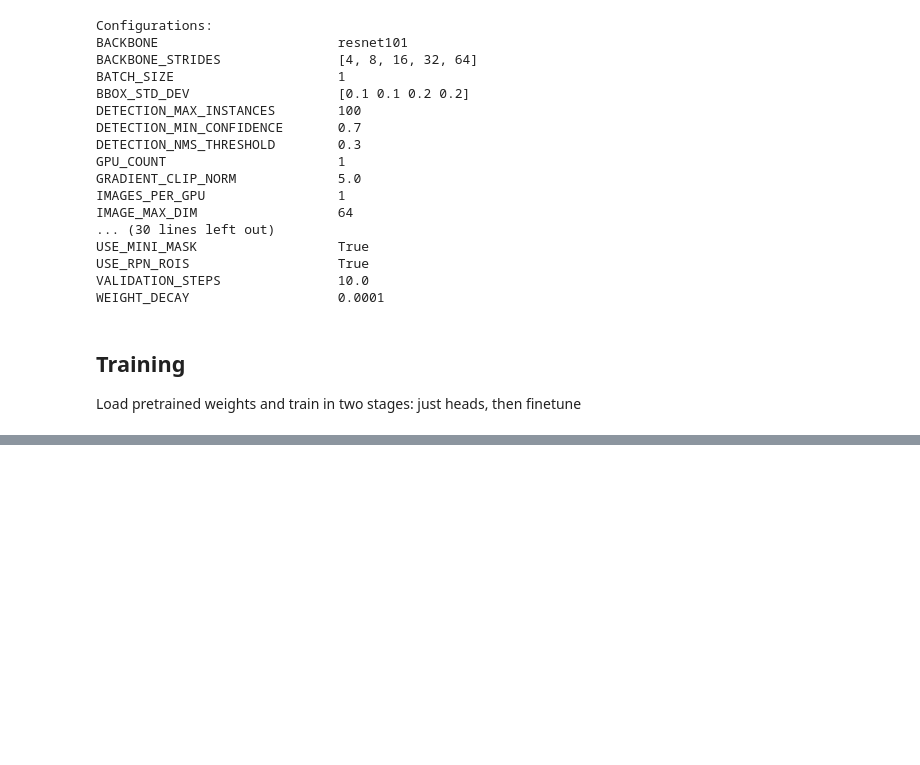
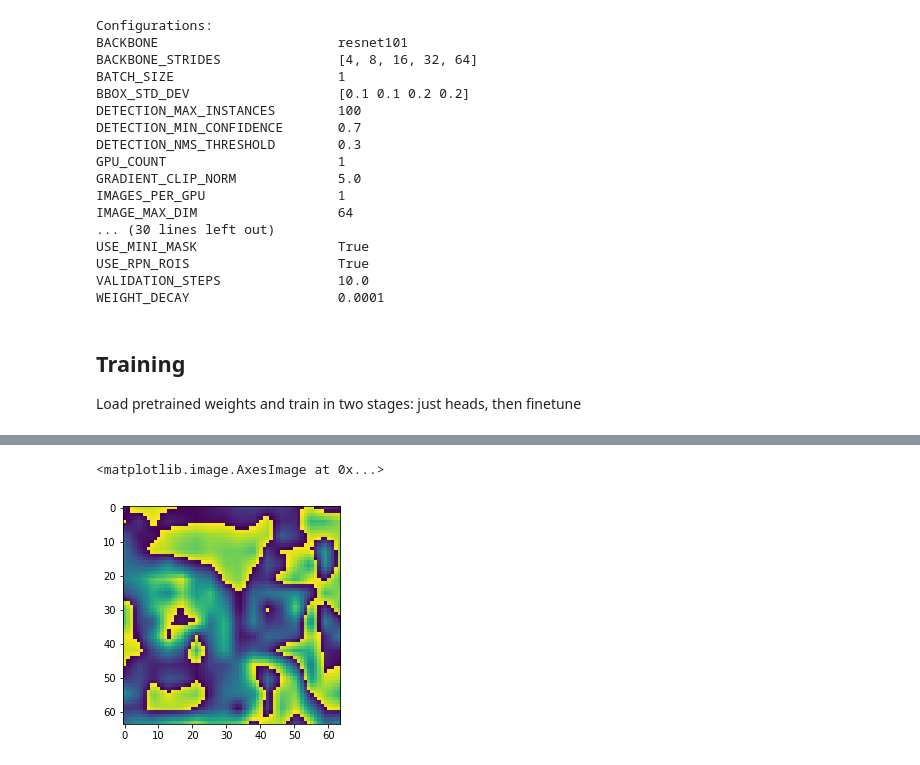
Before and after one commit to waspinator/deep-learning-explorer, a Jupyter notebook: deeplab/notebooks/deeplab.ipynb, the cells around one changed output, grey strips where cells are left out. Cells and saved outputs as stored; diff of their text form; code cells hidden in the pictures; blank space fills up the shorter version.

```diff
--- a/deeplab/notebooks/deeplab.ipynb
+++ b/deeplab/notebooks/deeplab.ipynb
@@ -111,0 +140,2 @@ if inititalize_weights_with == "pascal":
+# %%
+test = ((results[0]+1)*255).astype(np.uint8)
@@ -111,0 +155,5 @@ if inititalize_weights_with == "pascal":
+# %%
+plt.imshow(test[:,:,3])
+# %% [output]
+<matplotlib.image.AxesImage at 0x...>
+[figure, added]
```
Also changed, not shown: parts of 13 cells of this notebook, 3 other files.
